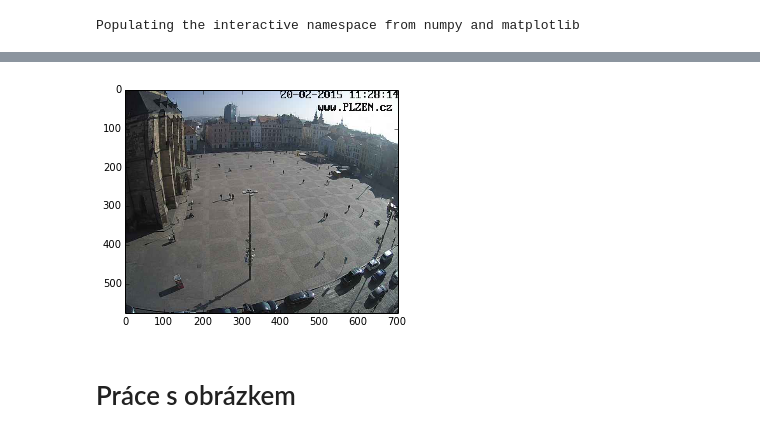
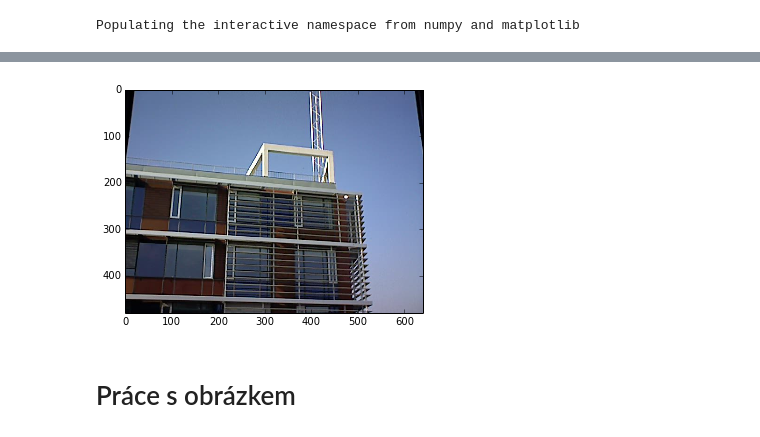
Before and after one commit to mjirik/ZDO, a Jupyter notebook: ZDOcv02.ipynb, the cells around one changed output, grey strips where cells are left out. Cells and saved outputs as stored; diff of their text form; code cells hidden in the pictures.

```diff
--- a/ZDOcv02.ipynb
+++ b/ZDOcv02.ipynb
@@ -32,16 +35,17 @@ import matplotlib.pyplot as plt
 # %%
 # scipy.misc.imread(
-URL = "http://plzen.cz/kamera.php?0.8989779513794929"
+URL = "http://uc452cam01-kky.fav/snapshot.jpg"
+# URL = "http://plzen.cz/kamera.php?0.8989779513794929"
 # URL = "http://www.chmi.cz/files/portal/docs/meteo/kam/pribram.jpg"
 
 
 file = cStringIO.StringIO(urllib.urlopen(URL).read())
 
 img = scipy.misc.imread(file)
 plt.imshow(img)
 plt.show()
 # %% [output]
-[figure, old version]
+[figure, new version]
 # %% [markdown]
 # Práce s obrázkem
 # %%
```
Also changed, not shown: parts of 1 cell of this notebook, 2 other files.
